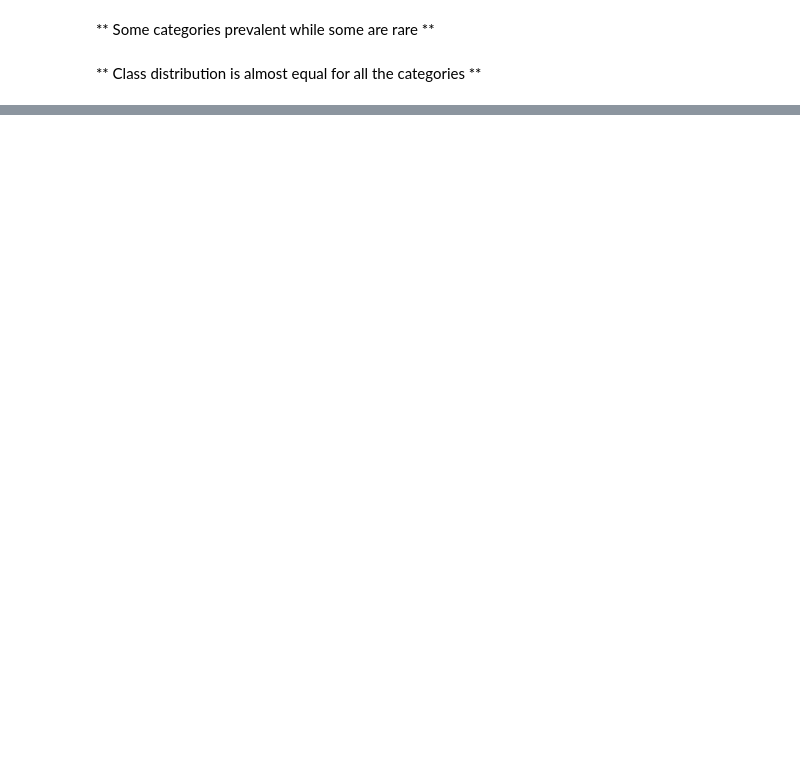
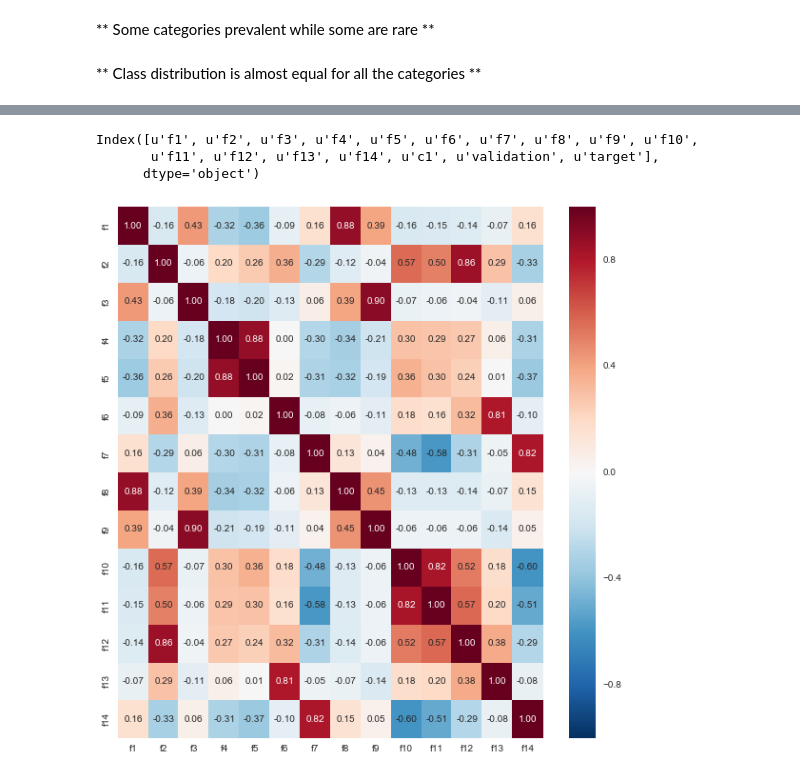
Before and after one commit to numb3r33/numer.ai, a Jupyter notebook: notebooks/Numer.ai - Exploratory Data Analysis.ipynb, the cells around one changed output, grey strips where cells are left out. Drawn from its saved outputs; the diff is of its cells as text; code cells hidden in the pictures; blank space fills up the shorter version.

```diff
--- a/notebooks/Numer.ai - Exploratory Data Analysis.ipynb
+++ b/notebooks/Numer.ai - Exploratory Data Analysis.ipynb
@@ -372,2 +321,0 @@ kmeans = KMeans(n_clusters=2, n_jobs=-1, n_init=10)
-# %%
-train.loc[:, 'cluster_labels'] = kmeans.labels_
@@ -381,0 +322,14 @@ kmeans.labels_
+# %%
+train.columns
+# %% [output]
+Index([u'f1', u'f2', u'f3', u'f4', u'f5', u'f6', u'f7', u'f8', u'f9', u'f10',
+       u'f11', u'f12', u'f13', u'f14', u'c1', u'validation', u'target'],
+      dtype='object')
+# %%
+plt.figure(figsize=(10, 10))
+
+cm = np.corrcoef(train.iloc[:, 0:14].values.T)
+hm = sns.heatmap(cm, cbar=True, annot=True, fmt='.2f', \
+                yticklabels=train.columns[0:14], xticklabels=train.columns[0:14]);
+# %% [output]
+[figure, added]
```
Also changed, not shown: parts of 23 cells of this notebook.
